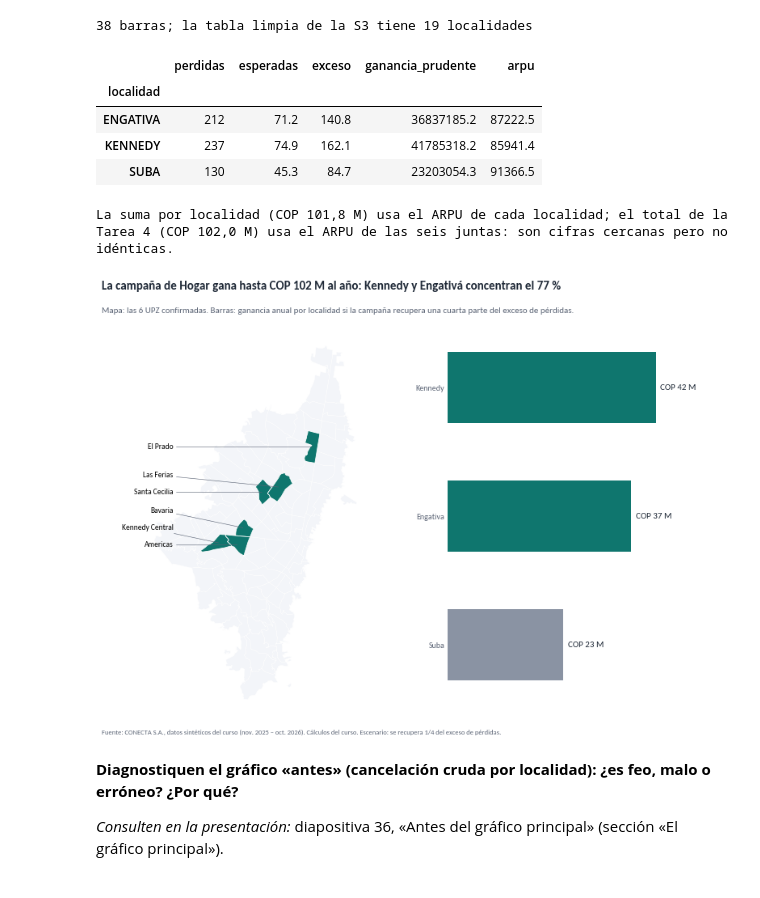
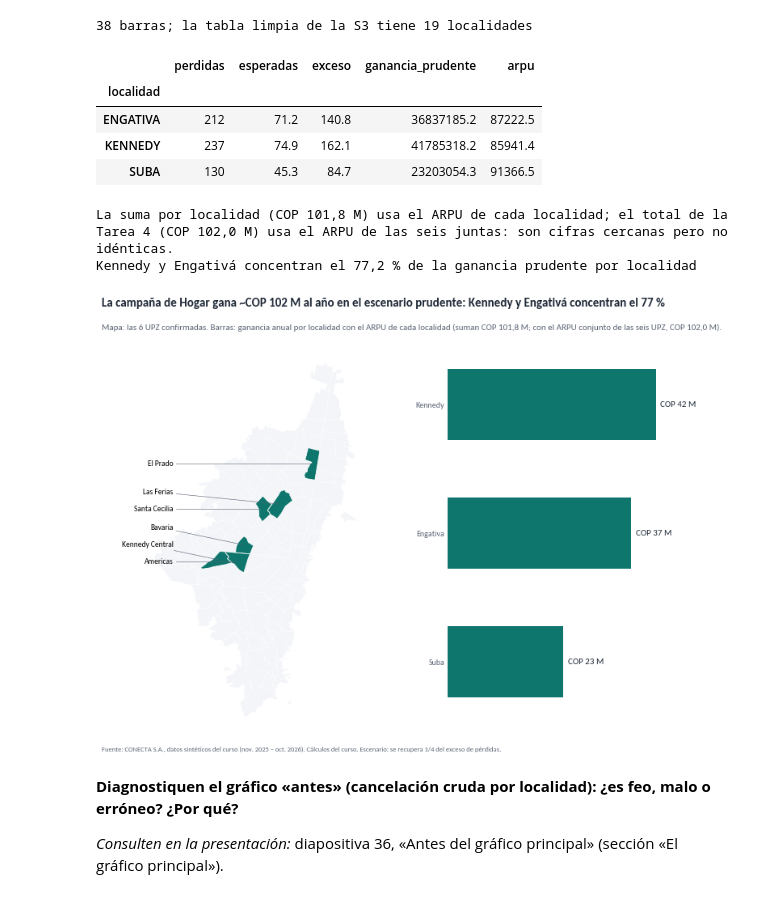
Before and after one commit to juliomariop/visualizacion_datos_especializacion, a Jupyter notebook: sesion_04/DATAVIZ_sesion_4_proyecto_A_grupo_9.ipynb, the cells around one changed output. Drawn from its saved outputs; the diff is of its cells as text; code cells hidden in the pictures.

```diff
--- a/sesion_04/DATAVIZ_sesion_4_proyecto_A_grupo_9.ipynb
+++ b/sesion_04/DATAVIZ_sesion_4_proyecto_A_grupo_9.ipynb
@@ -222,18 +224,15 @@ y = range(len(c))
 for i, (_, f_) in enumerate(c.iterrows()):
     color = PALETA["principal"] if f_["confirmada"] else PALETA["neutro"]
     ax.plot([f_["esperadas"], f_["perdidas"]], [i, i], color=color, linewidth=2, zorder=2)
-    ax.scatter([f_["esperadas"], f_["perdidas"]], [i, i], s=[42, 60], color=color, zorder=3)
+    ax.scatter([f_["perdidas"]], [i], s=60, color=color, zorder=3)
+    ax.scatter([f_["esperadas"]], [i], s=42, facecolor="white", edgecolor=color, zorder=3)
     ax.annotate(f"{decimal(f_['razon'], 1)}×", (f_["perdidas"], i), xytext=(8, 0), textcoords="offset points",
                 va="center", fontsize=9.5, color=color)
-ax.scatter([], [], s=60, color=PALETA["texto"], label="pérdidas observadas en el año")
-ax.scatter([], [], s=42, marker="o", facecolor="white", edgecolor=PALETA["secundario"],
-           label="esperadas si cada cliente perdiera como su segmento")
 ax.set_yticks(list(y)); ax.set_yticklabels([f"{u_}  ({l_})" for u_, l_ in zip(c["upz"].str.title(), c["localidad"].str.title())])
 ax.set_xlabel("Pérdidas en el año (clientes que se fueron)")
 ax.set_xlim(0, c["perdidas"].max() * 1.18)
-ax.legend(loc="lower right", fontsize=9.5, frameon=False)
 titulo(fig, "En seis de las diez candidatas la pérdida supera en más de la mitad lo que su mezcla de segmentos predice",
-       "Verde: confirmadas (razón ≥ 1,5); gris: descartadas — su pérdida la explica el prepago. La cifra es la razón observada/esperada.")
+       "Verde: confirmadas (razón ≥ 1,5); gris: descartadas — su pérdida la explica el prepago. Punto relleno: pérdidas observadas; punto hueco: esperadas si cada cliente perdiera como su segmento. La cifra es la razón observada/esperada.")
 fuente(fig, FUENTE_CONECTA)
 guardar(fig, "verificacion_candidatas.png")
 # %% [output]
@@ -496,37 +543,41 @@ def mapa_confirmadas(ax, confirmadas):
 # mapa_confirmadas(fig.add_axes([0.0, 0.0, 0.5, 0.93]), conf)      # el mapa ya está hecho
 # px = fig.add_axes([0.55, 0.05, 0.43, 0.86])                      # el panel de barras es suyo
 # Su código aquí:
 arpu_loc = en_conf.groupby("localidad")["ingreso_mensual_cop"].mean()
 por_localidad = en_conf.groupby("localidad").agg(perdidas=("perdida", "sum"), esperadas=("esperada", "sum"))
 por_localidad["exceso"] = por_localidad["perdidas"] - por_localidad["esperadas"]
 por_localidad["ganancia_prudente"] = por_localidad["exceso"] * arpu_loc * 12 * ESCENARIOS[0]
 display(por_localidad.assign(arpu=arpu_loc).round(1))
 print(f"La suma por localidad (COP {decimal(por_localidad['ganancia_prudente'].sum() / 1e6, 1)} M) usa el ARPU de cada "
       f"localidad; el total de la Tarea 4 (COP {decimal(ganancia[ESCENARIOS[0]] / 1e6, 1)} M) usa el ARPU de las seis juntas: "
       "son cifras cercanas pero no idénticas.")
+parte_ken_eng = por_localidad.loc[["KENNEDY", "ENGATIVA"], "ganancia_prudente"].sum() / por_localidad["ganancia_prudente"].sum()
+print(f"Kennedy y Engativá concentran el {decimal(100 * parte_ken_eng, 1)} % de la ganancia prudente por localidad")
 
 fig = plt.figure(figsize=(11, 7.2))
 mapa_confirmadas(fig.add_axes([0.0, 0.0, 0.5, 0.93]), conf)      # el mapa ya está hecho
 px = fig.add_axes([0.55, 0.05, 0.43, 0.86])                      # el panel de barras
 p = por_localidad.sort_values("ganancia_prudente")
-colores = [PALETA["principal"] if l_ in ("KENNEDY", "ENGATIVA") else PALETA["neutro"] for l_ in p.index]
+colores = [PALETA["principal"]] * len(p)   # las tres localidades son las recomendadas
 px.barh(p.index.str.title(), p["ganancia_prudente"], color=colores, height=0.55)
 for i, v_ in enumerate(p["ganancia_prudente"]):
     px.text(v_ + 900_000, i, f"COP {decimal(v_ / 1e6, 0)} M", va="center", fontsize=11, color=PALETA["texto"])
 px.set_xlim(0, p["ganancia_prudente"].max() * 1.32)
 limpiar_ejes(px)
-titulo(fig, "La campaña de Hogar gana hasta COP 102 M al año: Kennedy y Engativá concentran el 77 %",
-       "Mapa: las 6 UPZ confirmadas. Barras: ganancia anual por localidad si la campaña recupera una cuarta parte del exceso de pérdidas.", y=1.02)
+titulo(fig, "La campaña de Hogar gana ~COP 102 M al año en el escenario prudente: Kennedy y Engativá concentran el 77 %",
+       "Mapa: las 6 UPZ confirmadas. Barras: ganancia anual por localidad con el ARPU de cada localidad (suman COP 101,8 M; "
+       "con el ARPU conjunto de las seis UPZ, COP 102,0 M).", y=1.02)
 fuente(fig, FUENTE_CONECTA + " Escenario: se recupera 1/4 del exceso de pérdidas.")
 guardar(fig, "grafico_principal_campana.png")
 # %% [output]
 |  | perdidas | esperadas | exceso | ganancia_prudente | arpu |
 | localidad |  |  |  |  |  |
 | ENGATIVA | 212 | 71.2 | 140.8 | 36837185.2 | 87222.5 |
 | KENNEDY | 237 | 74.9 | 162.1 | 41785318.2 | 85941.4 |
 | SUBA | 130 | 45.3 | 84.7 | 23203054.3 | 91366.5 |
 La suma por localidad (COP 101,8 M) usa el ARPU de cada localidad; el total de la Tarea 4 (COP 102,0 M) usa el ARPU de las seis juntas: son cifras cercanas pero no idénticas.
+Kennedy y Engativá concentran el 77,2 % de la ganancia prudente por localidad
-[figure, old version]
+[figure, new version]
 # %% [markdown]
 **Diagnostiquen el gráfico «antes» (cancelación cruda por localidad): ¿es feo, malo o erróneo? ¿Por qué?**
 
```
Also changed, not shown: parts of 13 cells of this notebook, 3 other files.
